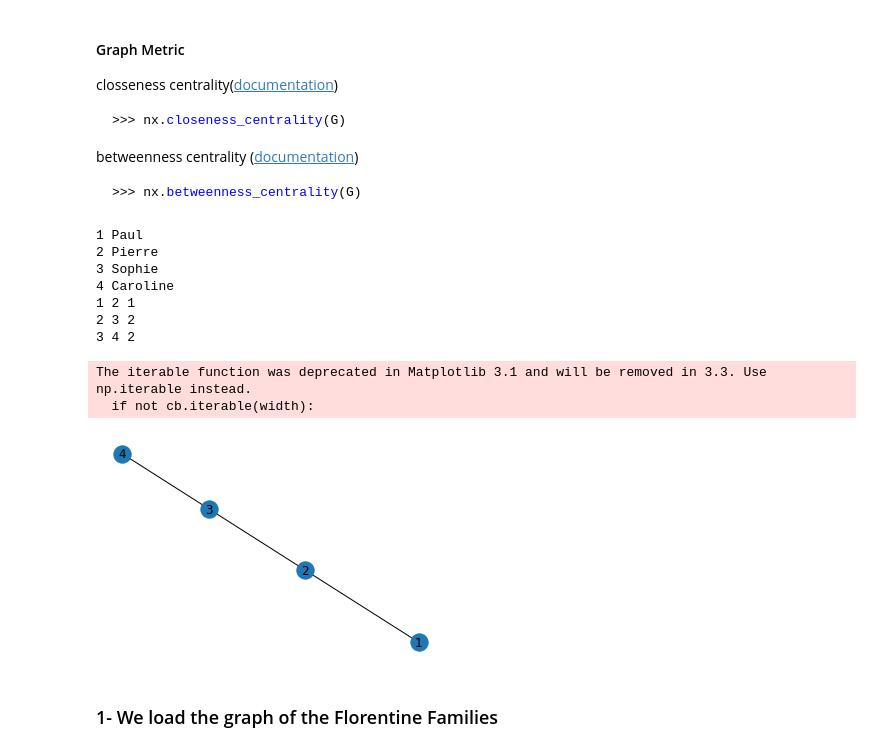
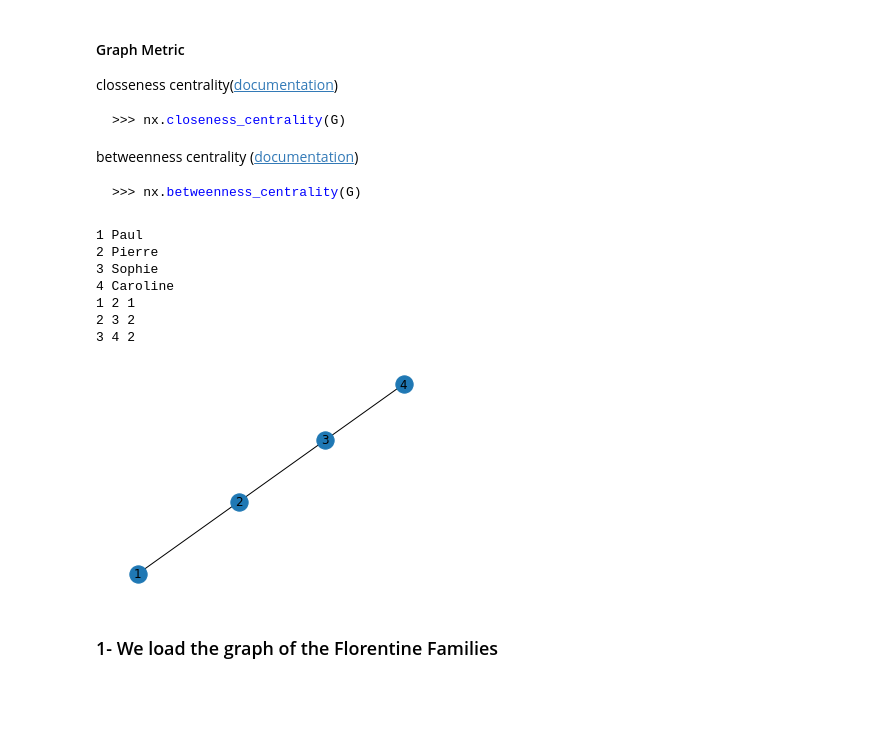
Before and after one commit to ComplexNetTSP/ComplexNetTD, a Jupyter notebook: source/Lab 1 - EN/Lab 1 - EN.ipynb, the cells around one changed output. Drawn from its saved outputs; the diff is of its cells as text; code cells hidden in the pictures; blank space fills up the shorter version.

```diff
--- a/source/Lab 1 - EN/Lab 1 - EN.ipynb
+++ b/source/Lab 1 - EN/Lab 1 - EN.ipynb
@@ -829,40 +833,38 @@ G = nx.Graph()
 
 G.add_node(1)
 G.add_node(2)
 G.add_node(3)
 G.add_node(4)
-G.node[1]['name'] = 'Paul'
-G.node[2]['name'] = 'Pierre'
-G.node[3]['name'] = 'Sophie'
-G.node[4]['name'] = 'Caroline'
+G.nodes[1]['name'] = 'Paul'
+G.nodes[2]['name'] = 'Pierre'
+G.nodes[3]['name'] = 'Sophie'
+G.nodes[4]['name'] = 'Caroline'
 
 # we can iterate through all nodes in the graph
 for node, attr in G.nodes(data=True):
     print(node, attr['name'])
 
 
 G.add_edge(1,2, weight=1)
 G.add_edge(2,3, weight=2)
 G.add_edge(3,4, weight=2)
 
 # we can iterate through all edges in the graph
 for u,v, attr in G.edges(data=True):
     print(u,v, attr['weight'])
 
 plt.figure()
 nx.draw_networkx(G)
 plt.axis('off');
 # %% [output]
 1 Paul
 2 Pierre
 3 Sophie
 4 Caroline
 1 2 1
 2 3 2
 3 4 2
-The iterable function was deprecated in Matplotlib 3.1 and will be removed in 3.3. Use np.iterable instead.
-  if not cb.iterable(width):
-[figure, old version]
+[figure, new version]
 # %% [markdown]
 ### 1- We load the graph of the Florentine Families
 # %%
```
Also changed, not shown: parts of 2 cells of this notebook, 1 other file.
